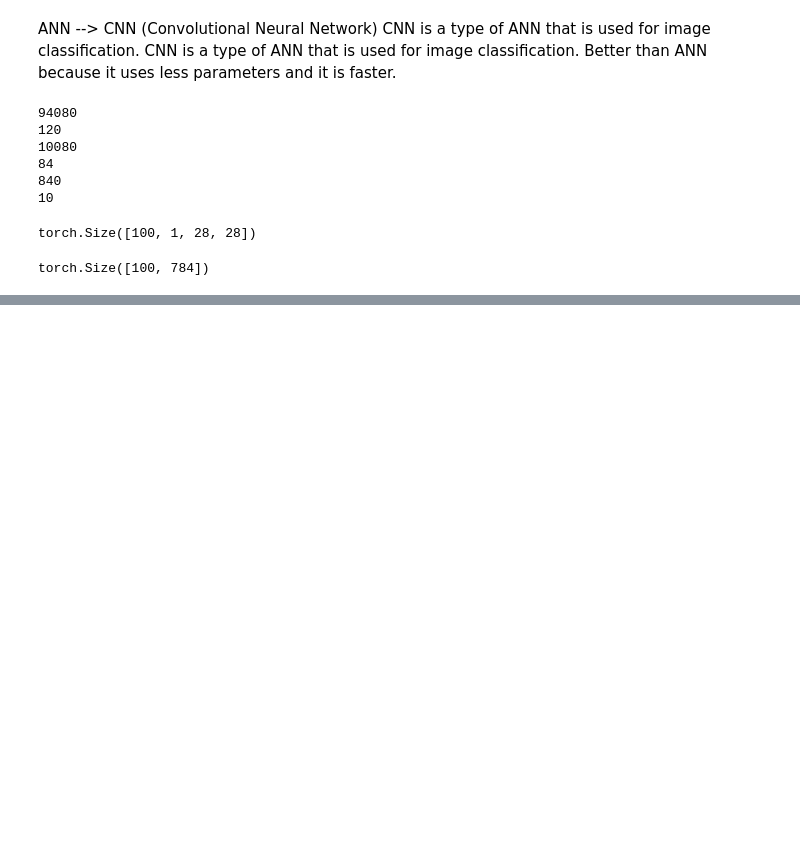
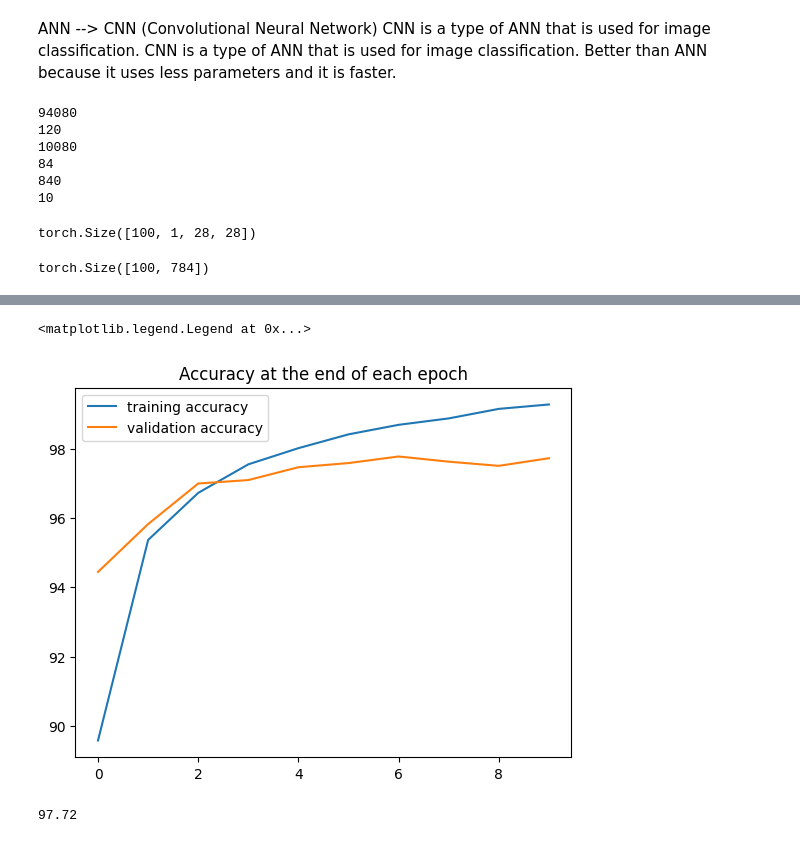
Before and after one commit to Abubakr1710/Deep-Learning, a Jupyter notebook: mnist_with_ANN.ipynb, the cells around one changed output, grey strips where cells are left out. Saved outputs shown, nothing was run; the diff lists cells and outputs as text; code cells hidden in the pictures; blank space fills up the shorter version.

Commit message:
MNIST with ANN done. Accuracy 97.72

```diff
--- a/mnist_with_ANN.ipynb
+++ b/mnist_with_ANN.ipynb
@@ -226,0 +235,12 @@ Duration: 1.5467073241869609 mins
+# %%
+train_acc = [t/600 for t in train_correct] # calculate the training accuracy
+# %%
+test_acc = [t/100 for t in test_correct] # calculate the testing accuracy
+# %%
+plt.plot(train_acc, label='training accuracy')
+plt.plot(test_acc, label='validation accuracy')
+plt.title('Accuracy at the end of each epoch')
+plt.legend()
+# %% [output]
+<matplotlib.legend.Legend at 0x...>
+[figure, added]
@@ -226,0 +256,4 @@ Duration: 1.5467073241869609 mins
+# %%
+print(100 * correct.item() / len(test_data)) # print the number of correct predictions
+# %% [output]
+97.72
```
Also changed, not shown: parts of 5 cells of this notebook.
